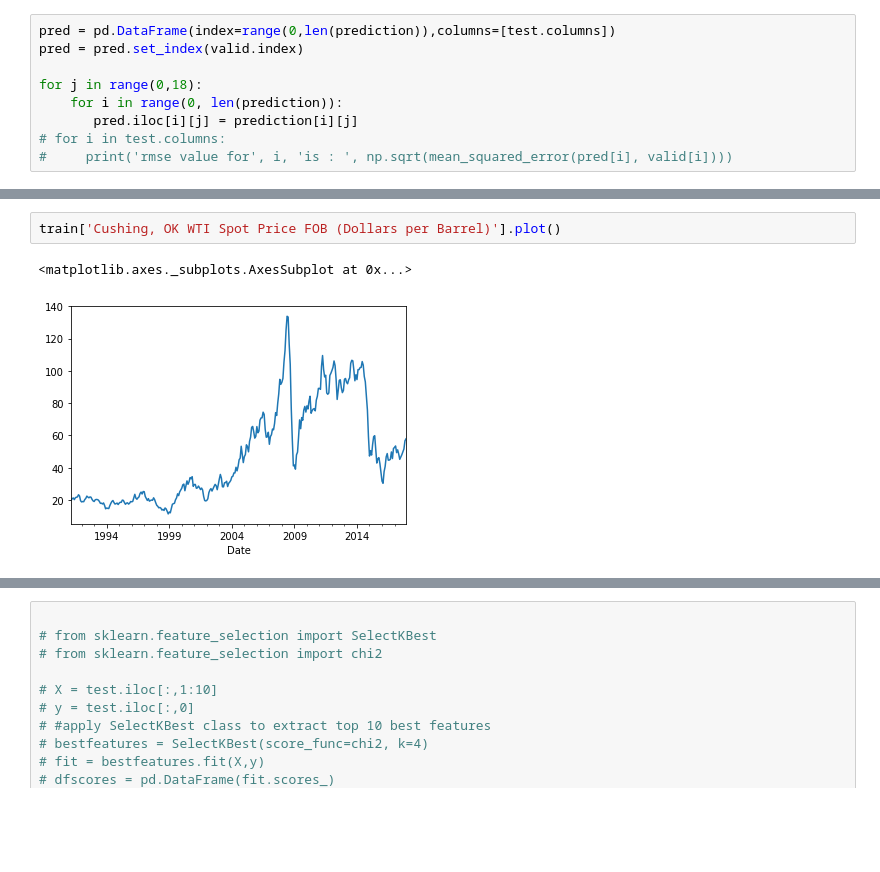
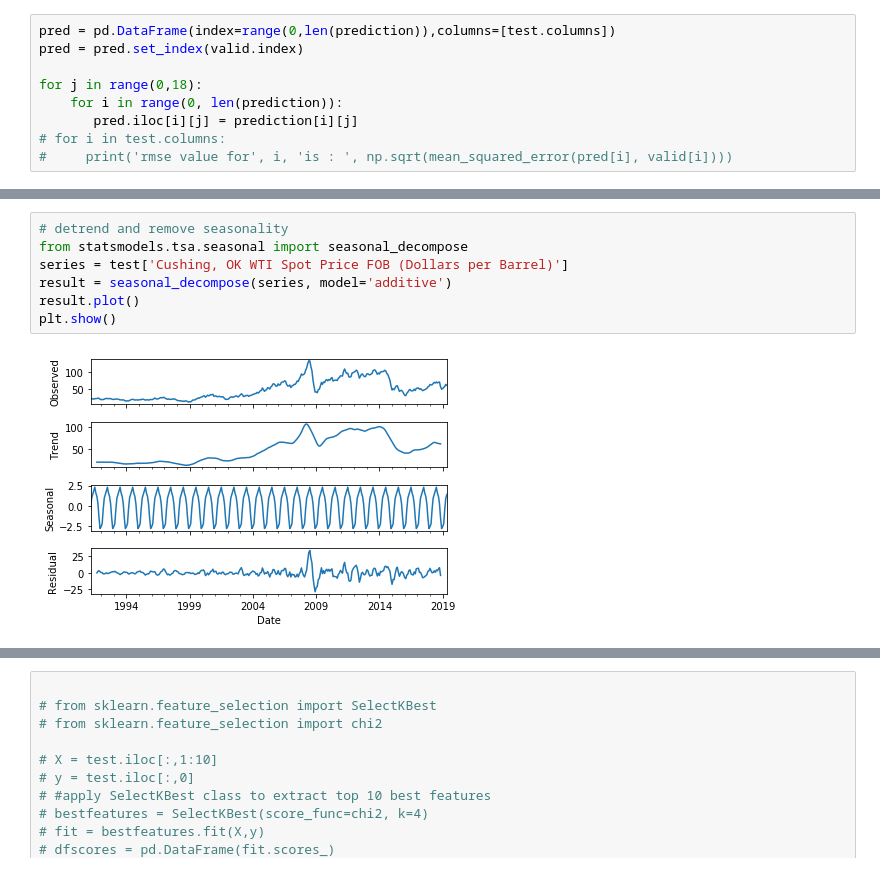
Before and after one commit to VeeLeeKoh/inventors_sprint, a Jupyter notebook: VAR model.ipynb, the cells around one changed output, grey strips where cells are left out. Drawn from its saved outputs; the diff is of its cells as text; blank space fills up the shorter version.

Commit message:
detrend on var model

```diff
--- a/Sprint_Handling NaN .ipynb
+++ b/VAR model.ipynb
@@ -192,5 +146,9 @@ ax.plot(valid['Cushing, OK WTI Spot Price FOB (Dollars per Barrel)'], label="x**
 # %%
-train['Cushing, OK WTI Spot Price FOB (Dollars per Barrel)'].plot()
+# detrend and remove seasonality
+from statsmodels.tsa.seasonal import seasonal_decompose
+series = test['Cushing, OK WTI Spot Price FOB (Dollars per Barrel)']
+result = seasonal_decompose(series, model='additive')
+result.plot()
+plt.show()
 # %% [output]
-<matplotlib.axes._subplots.AxesSubplot at 0x...>
-[figure, old version]
+[figure, new version]
```
Also changed, not shown: parts of 12 cells of this notebook.
